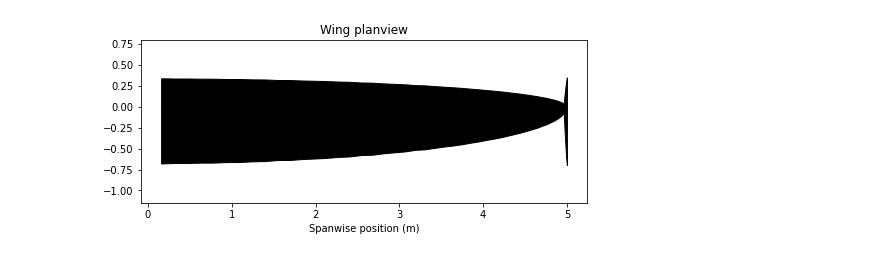
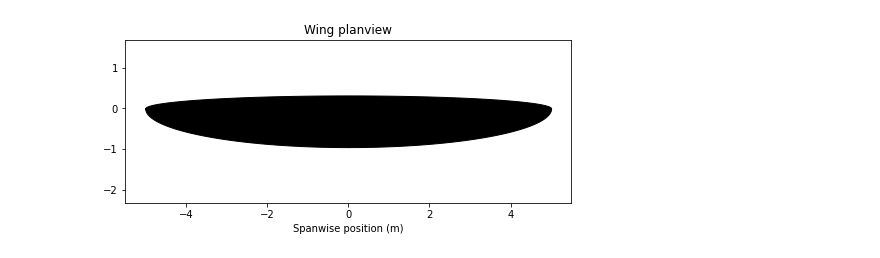
Before and after one commit to treforevans/torchMDO, a Jupyter notebook: examples/wing_aerodynamic_optimization.ipynb, the cells around one changed output. Cells and saved outputs as stored; diff of their text form; code cells hidden in the pictures.

Commit message:
completed wing aero optimization example

```diff
--- a/examples/wing_aerodynamic_optimization.ipynb
+++ b/examples/wing_aerodynamic_optimization.ipynb
@@ -9,0 +20,29 @@ We will initialize as a square wing.
+# %%
+class Wing(torchmdo.ComputeObject):
+    def __init__(self, Cl_target: float, num_discretize: int):
+        self.span = 10.0 # 10 m span
+        # establish a computational grid (using the lifting line change of variables)
+        self.section_endpoints = -self.span/2 * torch.cos(
+            torch.linspace(torch.pi / 2, torch.pi, num_discretize + 1))
+        self.section_lengths = torch.diff(self.section_endpoints)
+        self.section_midpoints = (self.section_endpoints[:-1] + self.section_endpoints[1:])/2
+        # initialize the chords variable which we will optimize
+        self.chords =  1.0 * torch.ones_like(self.section_midpoints) # initially 1 m constant chord
+        # specify that the airfoil gives zero lift at -3deg and that it is untwisted
+        self.alpha_sections = torch.zeros_like(self.section_midpoints)
+        self.alpha_0s = torch.deg2rad(-3.0*torch.ones_like(self.section_midpoints))
+        # specify a target Cl
+        self.Cl_target = torch.as_tensor(Cl_target)
+
+    def compute(self) -> None:
+        """ compute the induced drag coefficient for the wing. """
+        # compute the wing area for the full wing (both halves)
+        self.wing_area = 2*torch.sum(self.section_lengths * self.chords)
+        # compute the induced drag coefficient and span efficiency factor
+        wing = torchmdo.lifting_line.LiftingLineWing(
+            self.section_midpoints, chords=self.chords,
+            alpha_sections=self.alpha_sections, alpha_0s=self.alpha_0s,
+            span=self.span, wing_area=self.wing_area
+        )
+        self.Cd, self.span_efficiency_factor = wing.induced_drag(Cl=self.Cl_target)[:2]
+        self.Cl_section = wing.section_lift_coeff(Cl=self.Cl_target)
@@ -53,14 +77,13 @@ Optimize the chord distribution subject to a span equality constraint (which is
 # %%
-wing = Wing()
+wing = Wing(Cl_target=0.5, num_discretize=50)
 optimizer = torchmdo.Optimizer(
     initial_design_variables=[torchmdo.DesignVariable(name="chords", lower=0.)],
     compute_object=wing,
-    outputs=[
-        torchmdo.Output(name="neg_span_efficiency_factor"),
-        torchmdo.Output(name="wing_area", lower=4.0, upper=4.0, linear=True),
+    objective=torchmdo.Maximize(name="span_efficiency_factor"),
+    constraints=[
+        torchmdo.Constraint(name="wing_area", lower=10.0, upper=10.0, linear=True),
     ],
-    objective_index=0,
 )
-optimizer.optimize(maxiter=100, display_step=10)
-wing.plot()
+optimizer.optimize(display_step=10)
+plot(wing)
 # %% [output]
@@ -84 +107 @@ The maximum number of function evaluations is exceeded.
-[figure, old version]
+[figure, new version]
```
Also changed, not shown: parts of 13 cells of this notebook, 4 other files.
